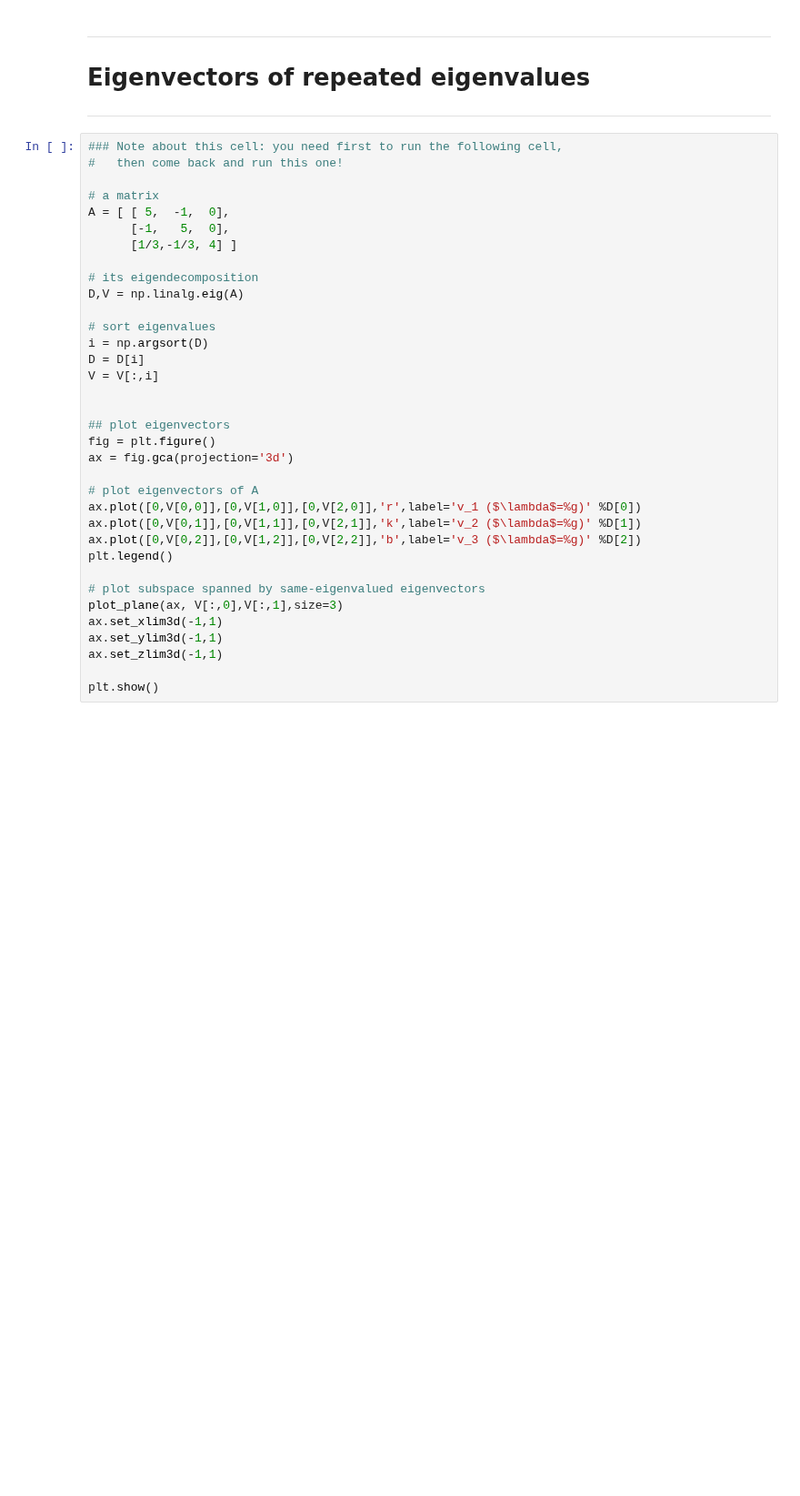
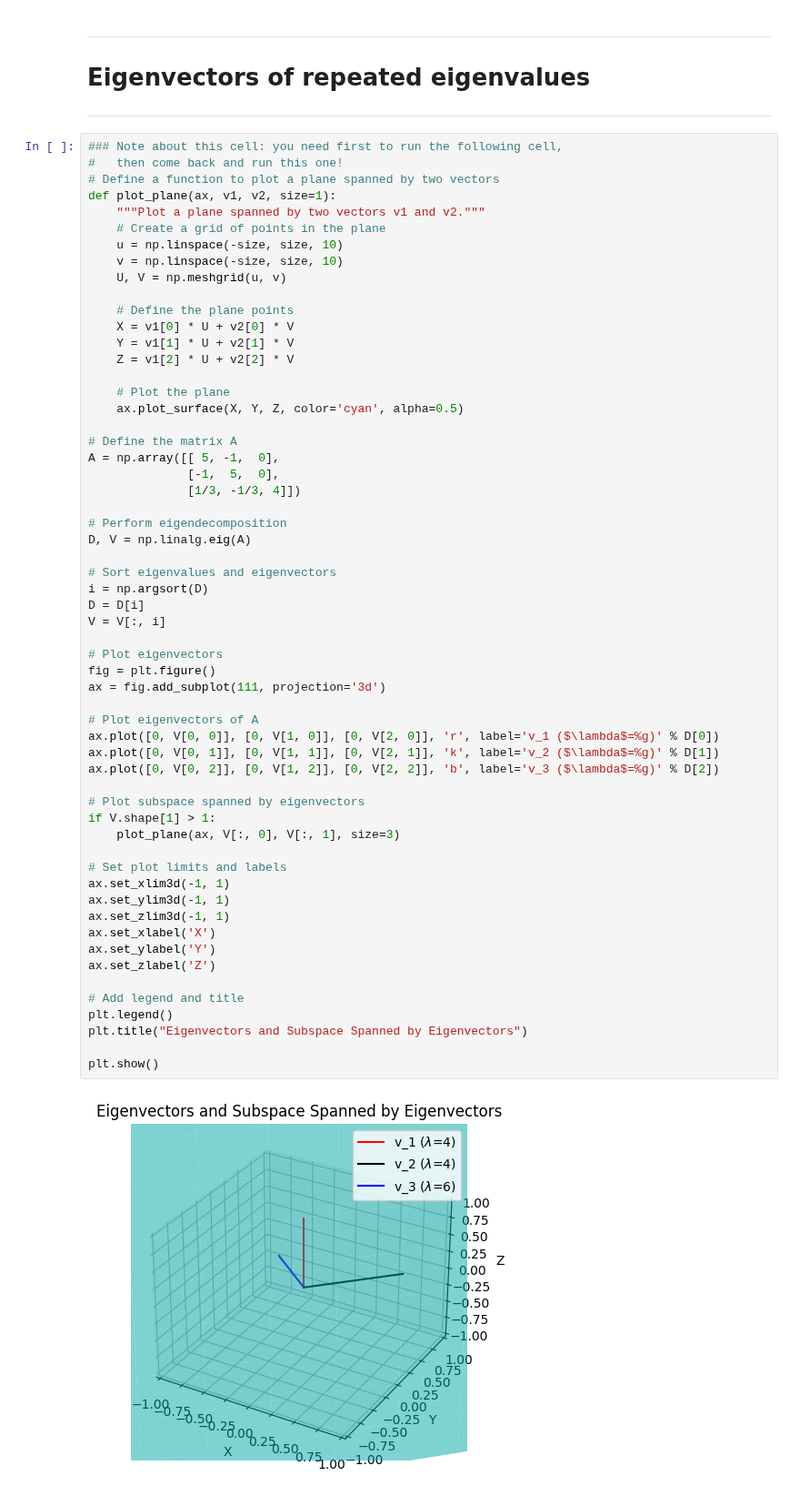
Before and after one commit to SiracencoSerghei/linear_algebra, a Jupyter notebook: 3.1_eigen_decomposition/3.1_6_repeatedEvals.ipynb, the cells around one changed output. Shown at 91% size. Cells and saved outputs as stored; diff of their text form; blank space fills up the shorter version.

```diff
--- a/3.1_eigen_decomposition/3.1_6_repeatedEvals.ipynb
+++ b/3.1_eigen_decomposition/3.1_6_repeatedEvals.ipynb
@@ -12,38 +15,63 @@ from mpl_toolkits.mplot3d import Axes3D, art3d
 # %%
 ### Note about this cell: you need first to run the following cell,
 #   then come back and run this one!
+# Define a function to plot a plane spanned by two vectors
+def plot_plane(ax, v1, v2, size=1):
+    """Plot a plane spanned by two vectors v1 and v2."""
+    # Create a grid of points in the plane
+    u = np.linspace(-size, size, 10)
+    v = np.linspace(-size, size, 10)
+    U, V = np.meshgrid(u, v)
 
-# a matrix
-A = [ [ 5,  -1,  0],
-      [-1,   5,  0],
-      [1/3,-1/3, 4] ]
+    # Define the plane points
+    X = v1[0] * U + v2[0] * V
+    Y = v1[1] * U + v2[1] * V
+    Z = v1[2] * U + v2[2] * V
 
-# its eigendecomposition
-D,V = np.linalg.eig(A)
+    # Plot the plane
+    ax.plot_surface(X, Y, Z, color='cyan', alpha=0.5)
 
-# sort eigenvalues
+# Define the matrix A
+A = np.array([[ 5, -1,  0],
+              [-1,  5,  0],
+              [1/3, -1/3, 4]])
+
+# Perform eigendecomposition
+D, V = np.linalg.eig(A)
+
+# Sort eigenvalues and eigenvectors
 i = np.argsort(D)
 D = D[i]
-V = V[:,i]
+V = V[:, i]
 
+# Plot eigenvectors
+fig = plt.figure()
+ax = fig.add_subplot(111, projection='3d')
 
-## plot eigenvectors
-fig = plt.figure()
-ax = fig.gca(projection='3d')
+# Plot eigenvectors of A
+ax.plot([0, V[0, 0]], [0, V[1, 0]], [0, V[2, 0]], 'r', label='v_1 ($\lambda$=%g)' % D[0])
+ax.plot([0, V[0, 1]], [0, V[1, 1]], [0, V[2, 1]], 'k', label='v_2 ($\lambda$=%g)' % D[1])
+ax.plot([0, V[0, 2]], [0, V[1, 2]], [0, V[2, 2]], 'b', label='v_3 ($\lambda$=%g)' % D[2])
 
-# plot eigenvectors of A
-ax.plot([0,V[0,0]],[0,V[1,0]],[0,V[2,0]],'r',label='v_1 ($\lambda$=%g)' %D[0])
-ax.plot([0,V[0,1]],[0,V[1,1]],[0,V[2,1]],'k',label='v_2 ($\lambda$=%g)' %D[1])
-ax.plot([0,V[0,2]],[0,V[1,2]],[0,V[2,2]],'b',label='v_3 ($\lambda$=%g)' %D[2])
+# Plot subspace spanned by eigenvectors
+if V.shape[1] > 1:
+    plot_plane(ax, V[:, 0], V[:, 1], size=3)
+
+# Set plot limits and labels
+ax.set_xlim3d(-1, 1)
+ax.set_ylim3d(-1, 1)
+ax.set_zlim3d(-1, 1)
+ax.set_xlabel('X')
+ax.set_ylabel('Y')
+ax.set_zlabel('Z')
+
+# Add legend and title
 plt.legend()
-
-# plot subspace spanned by same-eigenvalued eigenvectors
-plot_plane(ax, V[:,0],V[:,1],size=3)
-ax.set_xlim3d(-1,1)
-ax.set_ylim3d(-1,1)
-ax.set_zlim3d(-1,1)
+plt.title("Eigenvectors and Subspace Spanned by Eigenvectors")
 
 plt.show()
+# %% [output]
+[figure, added]
 # %%
 
 # this code is copy-pasted with some light editing from:
```
Also changed, not shown: parts of 3 cells of this notebook.
